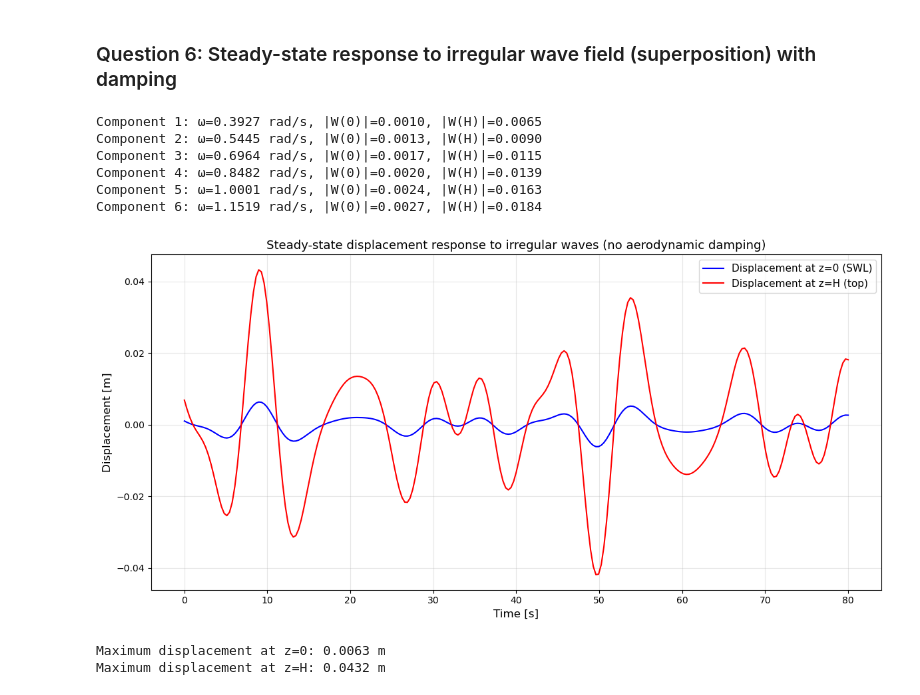
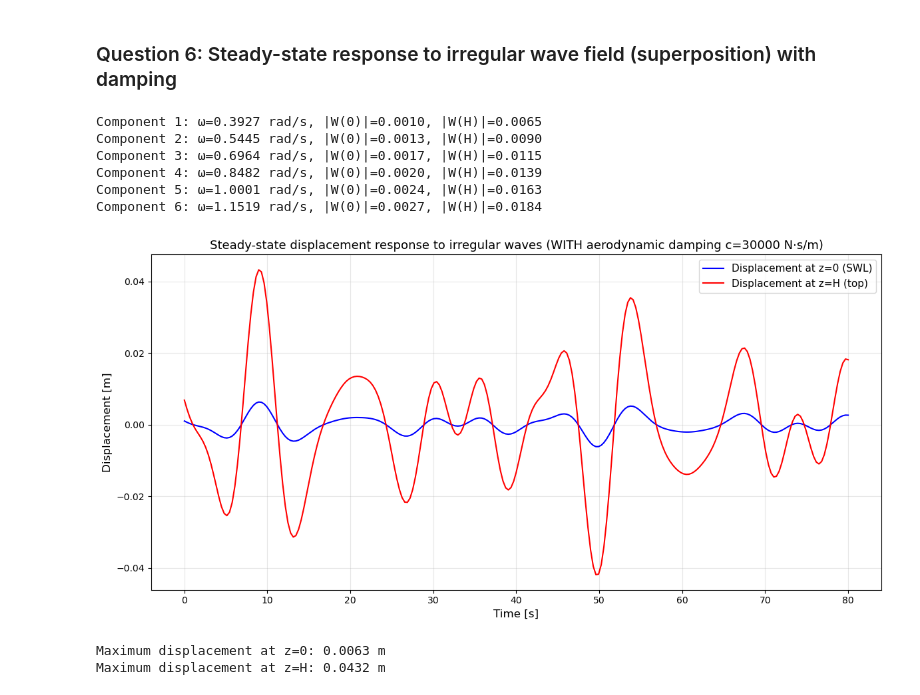
Before and after one commit to JulianEngel1999/FSI_Assignment_2, a Jupyter notebook: Free_Vibration.ipynb, the cells around one changed output. Drawn from its saved outputs; the diff is of its cells as text; code cells hidden in the pictures.

Commit message:
figures

```diff
--- a/Free_Vibration.ipynb
+++ b/Free_Vibration.ipynb
@@ -682,34 +686,35 @@ for i, (omega_i, amp, phi_i, W21_fun, W22_fun) in enumerate(zip(omegas, amplitud
     # Tijd-signaal voor deze component
     w0_i = np.real(W0_i * amp * np.exp(1j * (omega_i * t + phi_i)))
     wH_i = np.real(WH_i * amp * np.exp(1j * (omega_i * t + phi_i)))
 
     # Superpositie
     w0_total += w0_i
     wH_total += wH_i
 
     print(f"Component {i+1}: ω={omega_i:.4f} rad/s, |W(0)|={np.abs(W0_i):.4f}, |W(H)|={np.abs(WH_i):.4f}")
 
 # Plot de totale response
 plt.figure(figsize=(12, 6))
 plt.plot(t, w0_total, 'b-', linewidth=1.5, label='Displacement at z=0 (SWL)')
 plt.plot(t, wH_total, 'r-', linewidth=1.5, label='Displacement at z=H (top)')
 plt.xlabel('Time [s]', fontsize=12)
 plt.ylabel('Displacement [m]', fontsize=12)
-plt.title('Steady-state displacement response to irregular waves (no aerodynamic damping)', fontsize=13)
+plt.title('Steady-state displacement response to irregular waves (WITH aerodynamic damping c=30000 N·s/m)', fontsize=13)
 plt.legend(fontsize=11)
 plt.grid(True, alpha=0.3)
 plt.tight_layout()
+plt.savefig('figures/irregular_waves_with_damping.png', dpi=300, bbox_inches='tight')
 plt.show()
 
 print(f"\nMaximum displacement at z=0: {np.max(np.abs(w0_total)):.4f} m")
 print(f"Maximum displacement at z=H: {np.max(np.abs(wH_total)):.4f} m")
 # %% [output]
 Component 1: ω=0.3927 rad/s, |W(0)|=0.0010, |W(H)|=0.0065
 Component 2: ω=0.5445 rad/s, |W(0)|=0.0013, |W(H)|=0.0090
 Component 3: ω=0.6964 rad/s, |W(0)|=0.0017, |W(H)|=0.0115
 Component 4: ω=0.8482 rad/s, |W(0)|=0.0020, |W(H)|=0.0139
 Component 5: ω=1.0001 rad/s, |W(0)|=0.0024, |W(H)|=0.0163
 Component 6: ω=1.1519 rad/s, |W(0)|=0.0027, |W(H)|=0.0184
-[figure, old version]
+[figure, new version]
 Maximum displacement at z=0: 0.0063 m
 Maximum displacement at z=H: 0.0432 m
```
Also changed, not shown: parts of 4 cells of this notebook, 5 other files.
